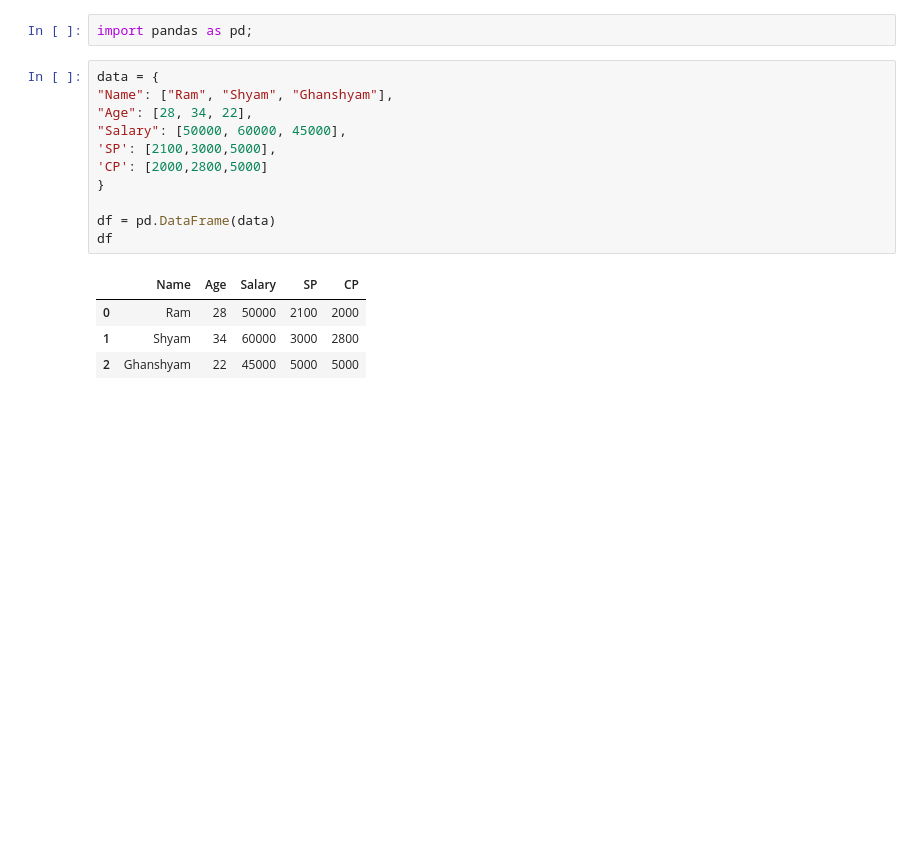
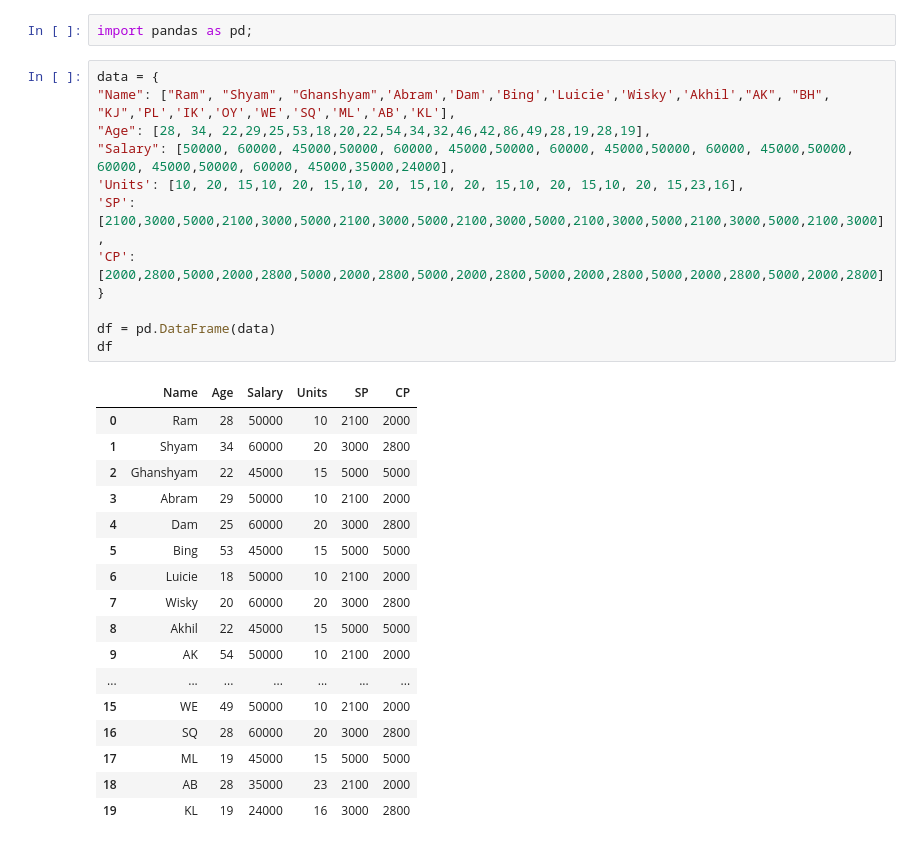
Before and after one commit to Programmer-Develops/intro-to-ml, a Jupyter notebook: data-analysis-1/main2.ipynb, the cells around one changed output. Cells and saved outputs as stored; diff of their text form; blank space fills up the shorter version.

```diff
--- a/data-analysis-1/main2.ipynb
+++ b/data-analysis-1/main2.ipynb
@@ -2,20 +2,34 @@
 import pandas as pd;
 # %%
 data = {
-"Name": ["Ram", "Shyam", "Ghanshyam"],
-"Age": [28, 34, 22],
-"Salary": [50000, 60000, 45000],
-'SP': [2100,3000,5000],
-'CP': [2000,2800,5000]
+"Name": ["Ram", "Shyam", "Ghanshyam",'Abram','Dam','Bing','Luicie','Wisky','Akhil',"AK", "BH", "KJ",'PL','IK','OY','WE','SQ','ML','AB','KL'],
+"Age": [28, 34, 22,29,25,53,18,20,22,54,34,32,46,42,86,49,28,19,28,19],
+"Salary": [50000, 60000, 45000,50000, 60000, 45000,50000, 60000, 45000,50000, 60000, 45000,50000, 60000, 45000,50000, 60000, 45000,35000,24000],
+'Units': [10, 20, 15,10, 20, 15,10, 20, 15,10, 20, 15,10, 20, 15,10, 20, 15,23,16],
+'SP': [2100,3000,5000,2100,3000,5000,2100,3000,5000,2100,3000,5000,2100,3000,5000,2100,3000,5000,2100,3000],
+'CP': [2000,2800,5000,2000,2800,5000,2000,2800,5000,2000,2800,5000,2000,2800,5000,2000,2800,5000,2000,2800]
 }
 
 df = pd.DataFrame(data)
 df
 # %% [output]
-|  | Name | Age | Salary | SP | CP |
-| 0 | Ram | 28 | 50000 | 2100 | 2000 |
-| 1 | Shyam | 34 | 60000 | 3000 | 2800 |
-| 2 | Ghanshyam | 22 | 45000 | 5000 | 5000 |
+|  | Name | Age | Salary | Units | SP | CP |
+| 0 | Ram | 28 | 50000 | 10 | 2100 | 2000 |
+| 1 | Shyam | 34 | 60000 | 20 | 3000 | 2800 |
+| 2 | Ghanshyam | 22 | 45000 | 15 | 5000 | 5000 |
+| 3 | Abram | 29 | 50000 | 10 | 2100 | 2000 |
+| 4 | Dam | 25 | 60000 | 20 | 3000 | 2800 |
+| 5 | Bing | 53 | 45000 | 15 | 5000 | 5000 |
+| 6 | Luicie | 18 | 50000 | 10 | 2100 | 2000 |
+| 7 | Wisky | 20 | 60000 | 20 | 3000 | 2800 |
+| 8 | Akhil | 22 | 45000 | 15 | 5000 | 5000 |
+| 9 | AK | 54 | 50000 | 10 | 2100 | 2000 |
+| ... | ... | ... | ... | ... | ... | ... |
+| 15 | WE | 49 | 50000 | 10 | 2100 | 2000 |
+| 16 | SQ | 28 | 60000 | 20 | 3000 | 2800 |
+| 17 | ML | 19 | 45000 | 15 | 5000 | 5000 |
+| 18 | AB | 28 | 35000 | 23 | 2100 | 2000 |
+| 19 | KL | 19 | 24000 | 16 | 3000 | 2800 |
 # %%
 df['Total_Cost'] = df['SP']*df['CP']
 df
```
Also changed, not shown: parts of 4 cells of this notebook.
